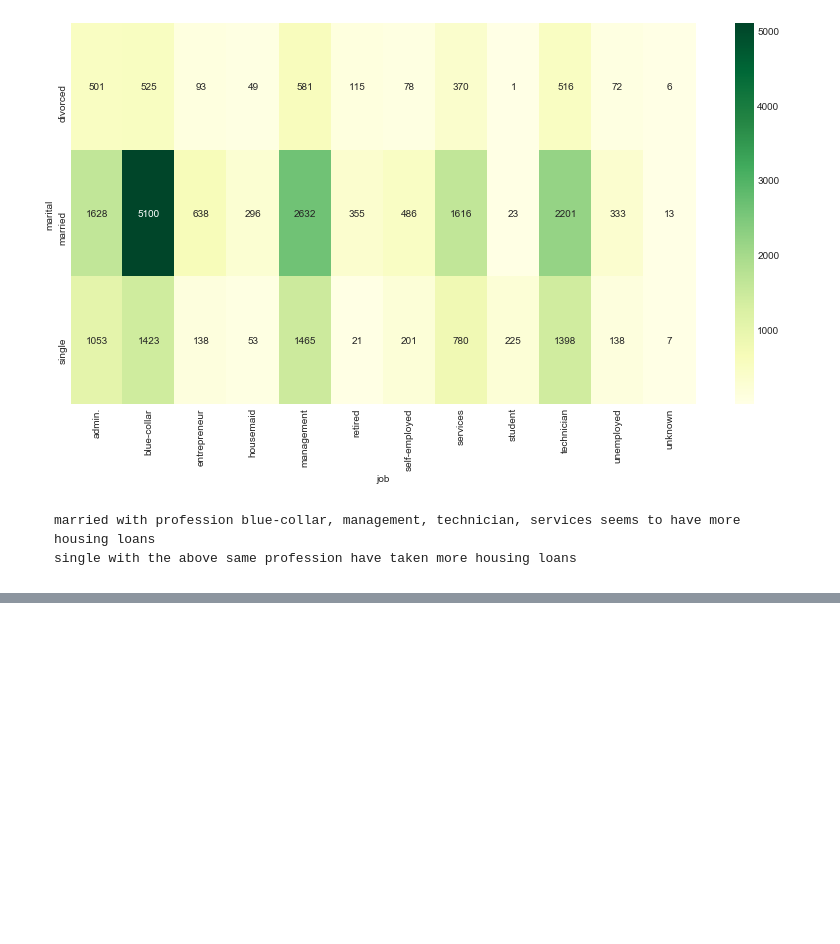
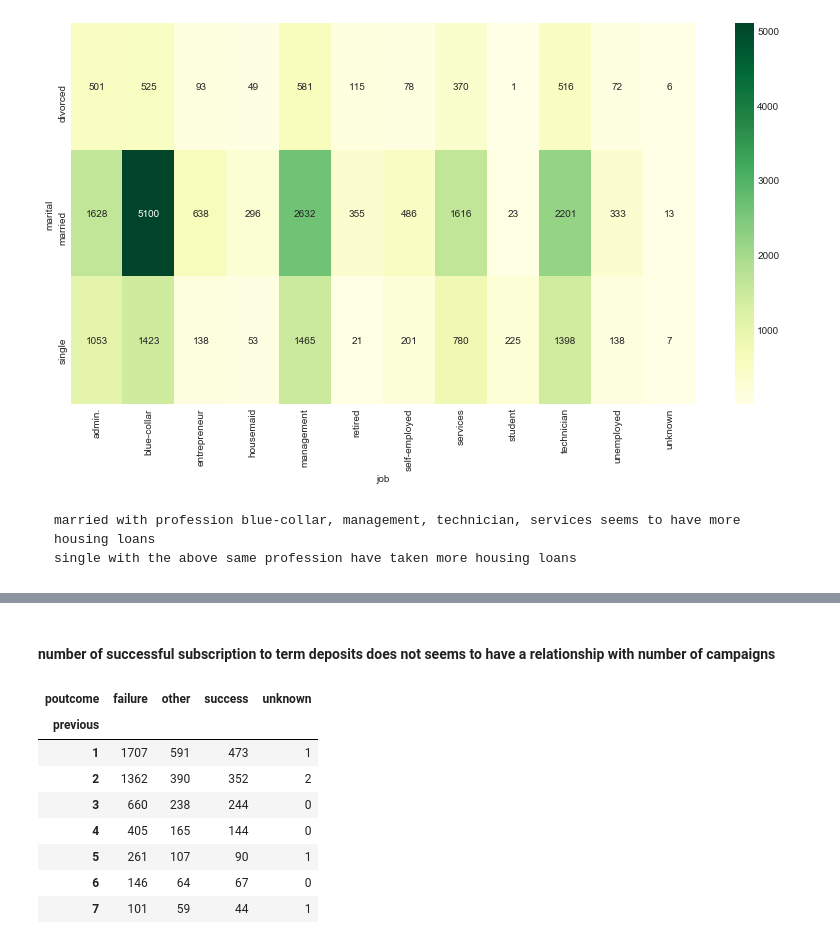
Before and after one commit to NAnnamalai/python_data_analysis, a Jupyter notebook: bank_customer_analysis.ipynb, the cells around one changed output, grey strips where cells are left out. Saved outputs shown, nothing was run; the diff lists cells and outputs as text; code cells hidden in the pictures; blank space fills up the shorter version.

```diff
--- a/bank_customer_analysis.ipynb
+++ b/bank_customer_analysis.ipynb
@@ -229,0 +261,14 @@ sns.heatmap(housing_loan, annot=True, fmt="g", cmap='YlGn')
+# %% [markdown]
+#### number of successful subscription to term deposits does not seems to have a relationship with number of campaigns
+# %%
+df_outcome.head(7)
+# %% [output]
+| poutcome | failure | other | success | unknown |
+| previous |  |  |  |  |
+| 1 | 1707 | 591 | 473 | 1 |
+| 2 | 1362 | 390 | 352 | 2 |
+| 3 | 660 | 238 | 244 | 0 |
+| 4 | 405 | 165 | 144 | 0 |
+| 5 | 261 | 107 | 90 | 1 |
+| 6 | 146 | 64 | 67 | 0 |
+| 7 | 101 | 59 | 44 | 1 |
```
Also changed, not shown: parts of 22 cells of this notebook.
